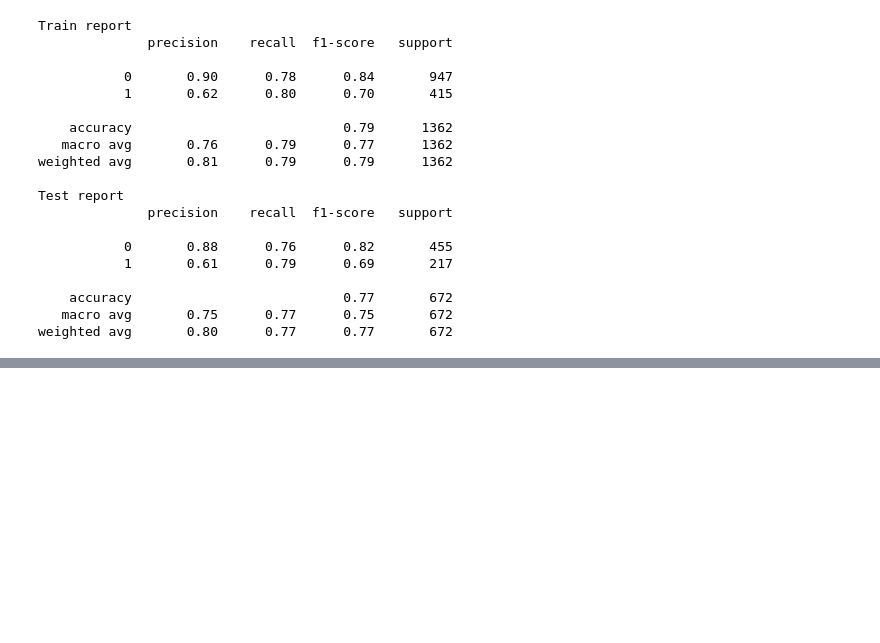
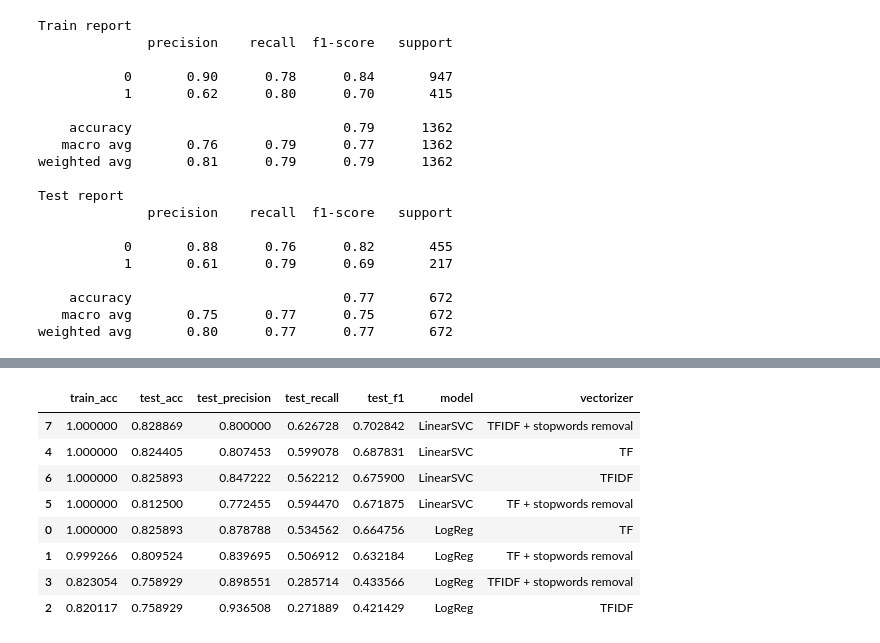
Before and after one commit to KCristopher/SentimentAnalysis, a Jupyter notebook: AnalyzeSentiment.ipynb, the cells around one changed output, grey strips where cells are left out. Saved outputs shown, nothing was run; the diff lists cells and outputs as text; code cells hidden in the pictures; blank space fills up the shorter version.

```diff
--- a/AnalyzeSentiment.ipynb
+++ b/AnalyzeSentiment.ipynb
@@ -423,6 +415,8 @@ print( vader.polarity_scores('I hate you') )
 {'neg': 0.787, 'neu': 0.213, 'pos': 0.0, 'compound': -0.5719}
 # %%
 X_train['vader_score'] = X_train['tweet'].map( vader.polarity_scores ).str.get('compound')
+X_test['vader_score'] = X_test['tweet'].map( vader.polarity_scores ).str.get('compound')
+
 X_train.head()
 # %% [output]
 |  | tweet | vader_score |
@@ -525,0 +550,3 @@ weighted avg       0.80      0.77      0.77       672
+# %%
+X_train_ML = X_train.drop('vader_score', axis = 1)
+X_test_ML = X_test.drop('vader_score', axis = 1)
@@ -525,0 +577,73 @@ weighted avg       0.80      0.77      0.77       672
+# %%
+def run_experiment(X_train, X_test, y_train, y_test, vectorizer, stopwords=None, model=None):
+
+    if model is None:
+        model = LogisticRegression()
+
+    pipe = Pipeline([
+        ("vec", vectorizer( stop_words=stopwords, ngram_range = (1, 2) ) ),
+        ("model", model)
+    ])
+
+    pipe.fit(X_train, y_train)
+
+    pred_train = pipe.predict(X_train)
+    pred_test = pipe.predict(X_test)
+
+    return {
+        "train_acc": accuracy_score(y_train, pred_train),
+        "test_acc": accuracy_score(y_test, pred_test),
+        "test_precision": precision_score(y_test, pred_test),
+        "test_recall": recall_score(y_test, pred_test),
+        "test_f1": f1_score(y_test, pred_test)
+    }
+
+
+models = [
+    ("LogReg", LogisticRegression()),
+    ("LinearSVC", LinearSVC())
+]
+
+configs = [
+    ("TF", CountVectorizer, None),
+    ("TF + stopwords removal", CountVectorizer, custom_stop_words),
+    ("TFIDF", TfidfVectorizer, None),
+    ("TFIDF + stopwords removal", TfidfVectorizer, custom_stop_words)
+]
+
+results = []
+
+for model_name, model in models:
+
+    for vec_name, vectorizer, stopwords in configs:
+
+        res = run_experiment(
+            X_train_ML[ 'tweet' ],
+            X_test_ML[ 'tweet' ],
+            y_train,
+            y_test,
+            vectorizer,
+            stopwords=stopwords,
+            model=model
+        )
+
+        res["model"] = model_name
+        res["vectorizer"] = vec_name
+
+        results.append(res)
+
+results_df = pd.DataFrame(results)
+
+results_df = results_df.sort_values("test_f1", ascending=False)
+
+results_df
+# %% [output]
+|  | train_acc | test_acc | test_precision | test_recall | test_f1 | model | vectorizer |
+| 7 | 1.000000 | 0.828869 | 0.800000 | 0.626728 | 0.702842 | LinearSVC | TFIDF + stopwords removal |
+| 4 | 1.000000 | 0.824405 | 0.807453 | 0.599078 | 0.687831 | LinearSVC | TF |
+| 6 | 1.000000 | 0.825893 | 0.847222 | 0.562212 | 0.675900 | LinearSVC | TFIDF |
+| 5 | 1.000000 | 0.812500 | 0.772455 | 0.594470 | 0.671875 | LinearSVC | TF + stopwords removal |
+| 0 | 1.000000 | 0.825893 | 0.878788 | 0.534562 | 0.664756 | LogReg | TF |
+| 1 | 0.999266 | 0.809524 | 0.839695 | 0.506912 | 0.632184 | LogReg | TF + stopwords removal |
+| 3 | 0.823054 | 0.758929 | 0.898551 | 0.285714 | 0.433566 | LogReg | TFIDF + stopwords removal |
+| 2 | 0.820117 | 0.758929 | 0.936508 | 0.271889 | 0.421429 | LogReg | TFIDF |
```
Also changed, not shown: parts of 11 cells of this notebook.
